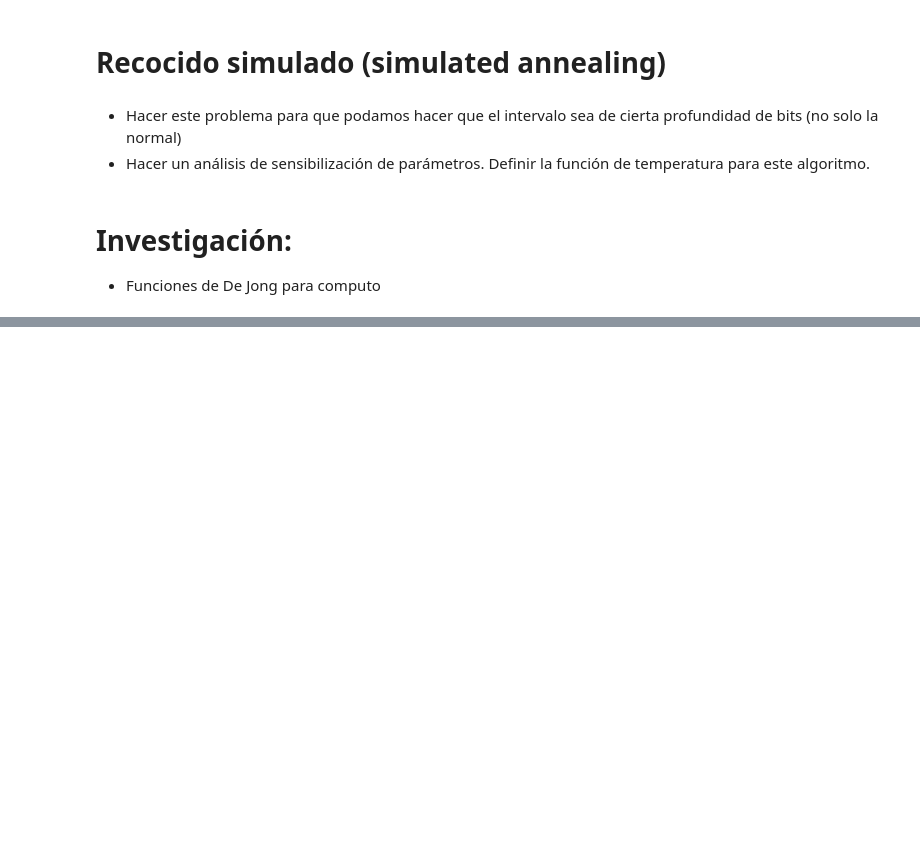
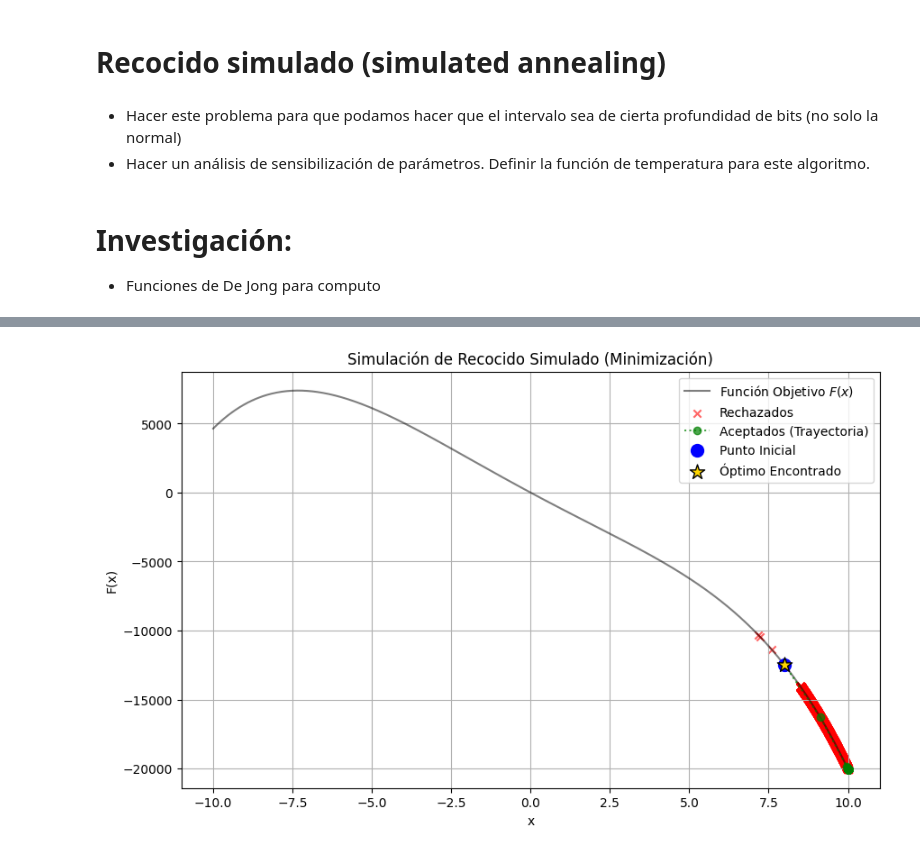
Before and after one commit to RojasG4mer/Computacion_Evolutiva, a Jupyter notebook: Tarea_03.ipynb, the cells around one changed output, grey strips where cells are left out. Drawn from its saved outputs; the diff is of its cells as text; code cells hidden in the pictures; blank space fills up the shorter version.

Commit message:
Casi terminado el recocido simulado

```diff
--- a/Tarea_03.ipynb
+++ b/Tarea_03.ipynb
@@ -64,0 +179,22 @@ print(maximo)
+# %%
+# Parámetros iniciales
+punto_inicial = 8.0     # Empezamos lejos del óptimo global
+temp_maxima = 50.0      # Temperatura alta al inicio
+temp_minima = 0.1       # Temperatura de paro
+tamano_paso = 1.5       # Qué tan lejos puede saltar a un vecino
+limite_inf = -10.0      # Límite izquierdo de la gráfica
+limite_sup = 10.0       # Límite derecho de la gráfica
+
+mejor_resultado = Recocido_1D_Grafico(
+    s_0 = punto_inicial,
+    T_max = temp_maxima,
+    T_min = temp_minima,
+    func = fun,
+    intervalo = tamano_paso,
+    x_min = limite_inf,
+    x_max = limite_sup,
+    alpha = 0.99,       # Tasa de enfriamiento
+    iter_por_T = 15     # Intentos por cada nivel de temperatura
+)
+# %% [output]
+[figure, added]
```
Also changed, not shown: parts of 8 cells of this notebook.
